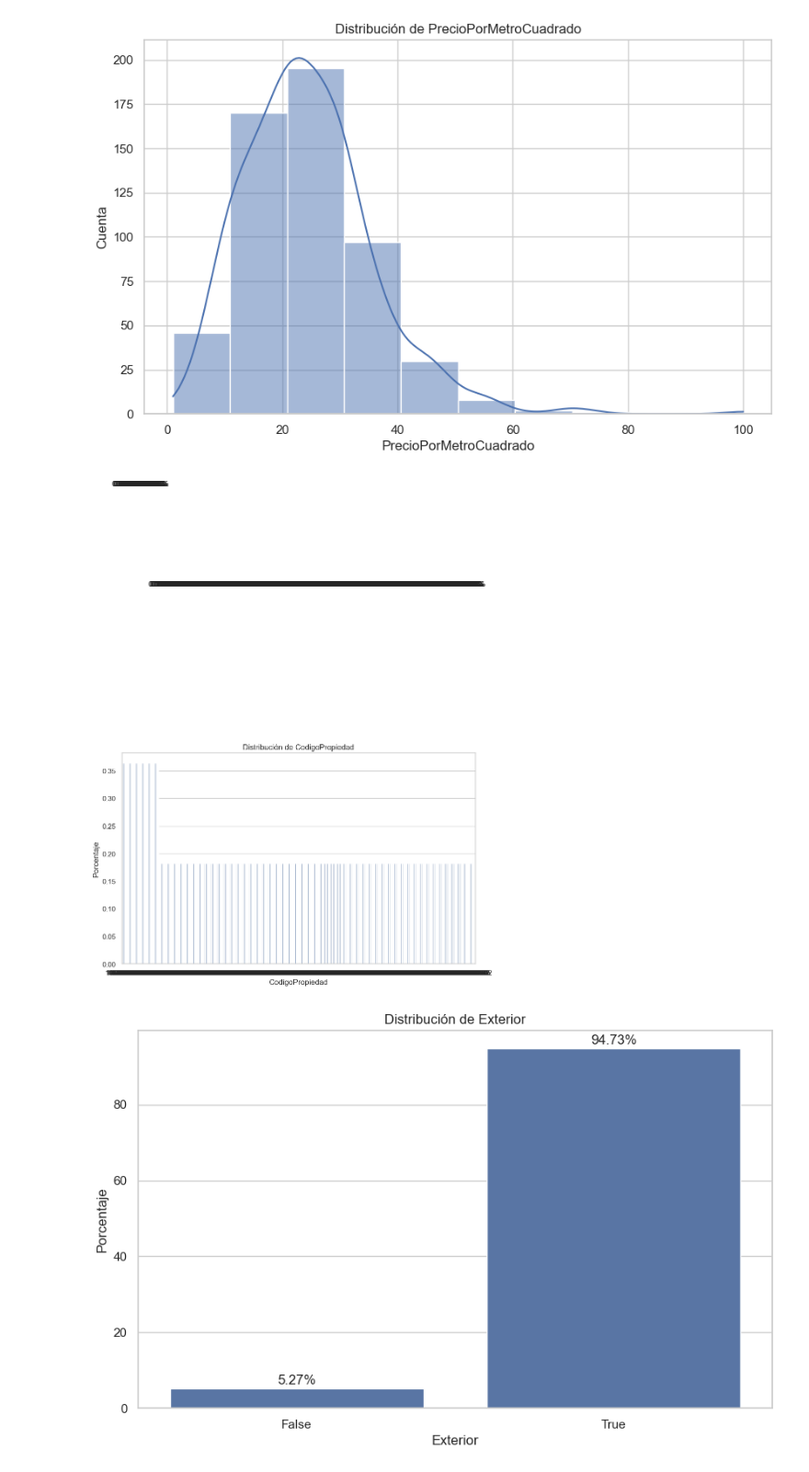
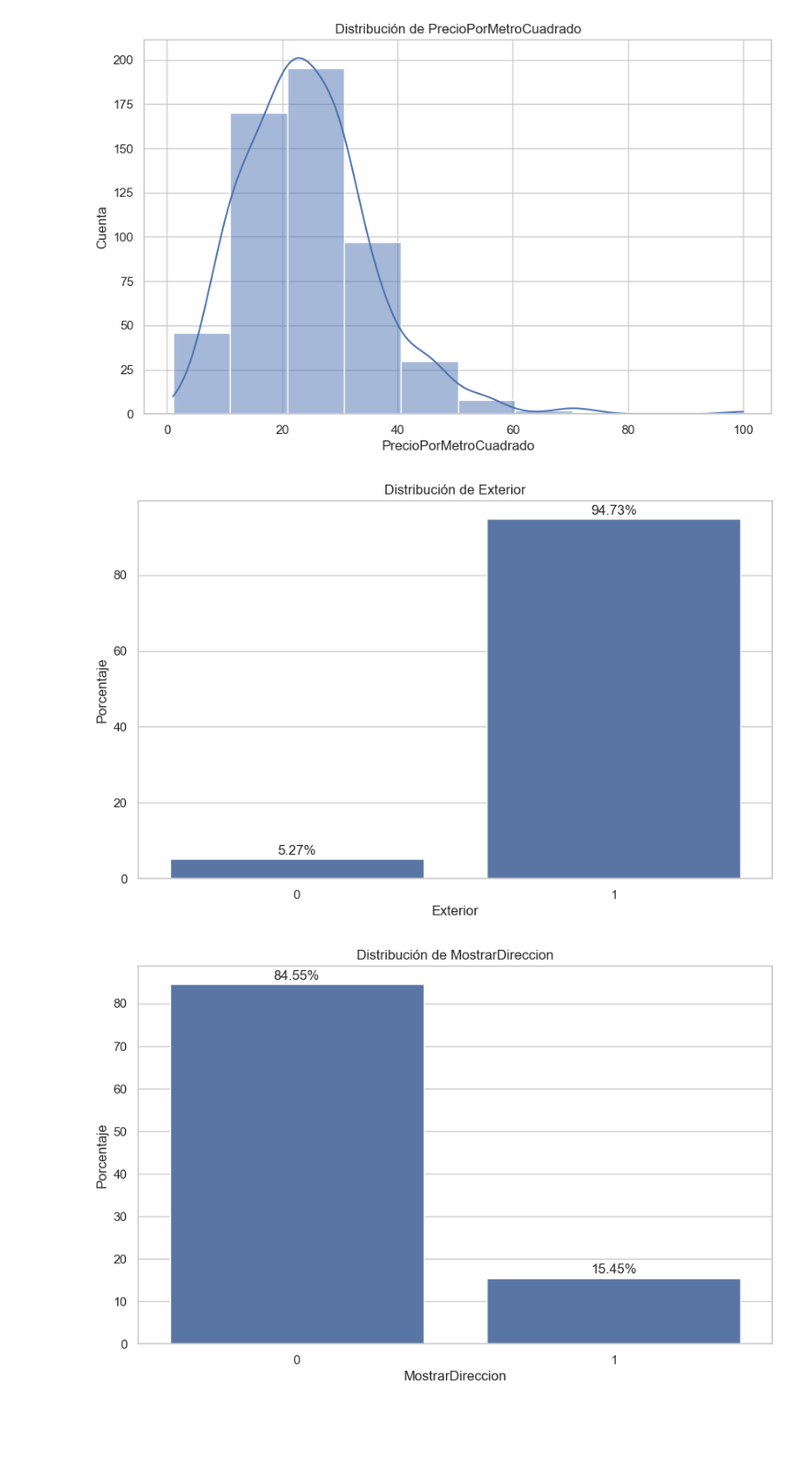
Before and after one commit to jkacosta91/Analisis-de-Alquileres, a Jupyter notebook: eda.ipynb, the cells around one changed output. Shown at 92% size. Cells and saved outputs as stored; diff of their text form; code cells hidden in the pictures; blank space fills up the shorter version.

```diff
--- a/eda.ipynb
+++ b/eda.ipynb
@@ -241,7 +227,6 @@ msno.matrix(df)
 df['Piso'].fillna(0, inplace=True)
 df['Exterior'].fillna(True, inplace=True)
 df['TieneAscensor'].fillna(False, inplace=True)
-df['EspacioEstacionamiento'].fillna('No especifica', inplace=True)
 df['Distrito'].fillna('No especifica', inplace=True)
 df['Barrio'].fillna('No especifica', inplace=True)
 
@@ -261,7 +246,6 @@ df['Piso'] = pd.to_numeric(df['Piso'], errors='coerce').fillna(0)
 df['Piso'].fillna(0, inplace=True)
 df['Exterior'].fillna(True, inplace=True)
 df['TieneAscensor'].fillna(False, inplace=True)
-df['EspacioEstacionamiento'].fillna('No especifica', inplace=True)
 df['Distrito'].fillna('No especifica', inplace=True)
 df['Barrio'].fillna('No especifica', inplace=True)
 # %%
@@ -591,7 +599,7 @@ Cantidad de valores atípicos: 55
 # quitando aquellas que lo superen. A continuación volveremos a ver cómo queda la distribución.
 
 # Filtra el DataFrame para eliminar las filas donde el precio es mayor a 1,500,000
-df = df[df['Precio'] >= 370]
+df_transformed = df_transformed[df_transformed['Precio'] >= 370]
 
 # Muestra la cantidad de filas restantes en el DataFrame
 cantidad_filas = len(df)
@@ -634,7 +642,7 @@ features_continuas = ['NumeroFotos', 'Piso', 'Precio', 'Tamano', 'Habitaciones',
 # Generar histogramas para cada característica continua
 for col in features_continuas:
     plt.figure(figsize=(10, 6))
-    sns.histplot(df[col], bins=10, kde=True)
+    sns.histplot(df_transformed[col], bins=10, kde=True)
     plt.title(f'Distribución de {col}')
     plt.xlabel(col)
     plt.ylabel('Cuenta')
@@ -653,34 +661,34 @@ import seaborn as sns
 import matplotlib.pyplot as plt
 
 # Suponiendo que features_discretas ya está definida
-features_discretas = ['CodigoPropiedad', 'Exterior', 'MostrarDireccion', 'TieneVideo', 'Estado', 'NuevaConstruccion', 'TieneAscensor', 'TienePlano', 'TieneTour3D', 'Tiene360', 'TieneHomeStaging', 'DestacadoNuevoDesarrollo', 'EspacioEstacionamiento']
+features_discretas = ['Exterior', 'MostrarDireccion', 'TieneVideo', 'Estado', 'TieneAscensor', 'TienePlano', 'TieneTour3D', 'Tiene360']
 
 # Generar histogramas para cada característica discreta
 for col in features_discretas:
     # Contar las frecuencias relativas
-    counts = df[col].value_counts(normalize=True)
+    counts = df_transformed[col].value_counts(normalize=True)
     # Crear etiquetas con porcentajes
     labels = [f'{round(counts[c] * 100, 2)}%' for c in counts.index]
 
     # Crear la figura y el gráfico de barras
     plt.figure(figsize=(10, 6))
     sns.barplot(x=counts.index.astype(str), y=counts.values * 100)
 
     # Añadir los porcentajes como etiquetas
     for i, v in enumerate(counts.values * 100):
         plt.text(i, v + 0.5, labels[i], ha='center', va='bottom')
 
     # Invertir las etiquetas para algunas columnas específicas
     if col in ['TieneAscensor', 'Exterior', 'Estado']:
         plt.gca().invert_xaxis()
 
     # Configurar título y etiquetas
     plt.title(f'Distribución de {col}')
     plt.xlabel(col)
     plt.ylabel('Porcentaje')
 
     # Mostrar el gráfico
     plt.show()
 # %% [output]
-[figure, old version]
+[figure, new version]
-[figure, old version]
+[figure, new version]
```
Also changed, not shown: parts of 25 cells of this notebook.
